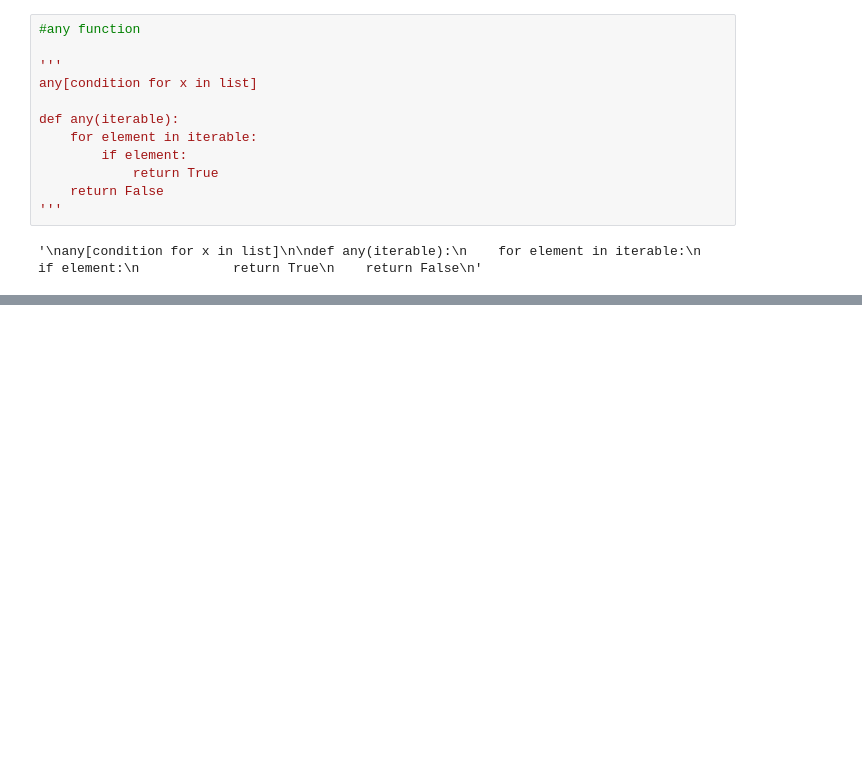
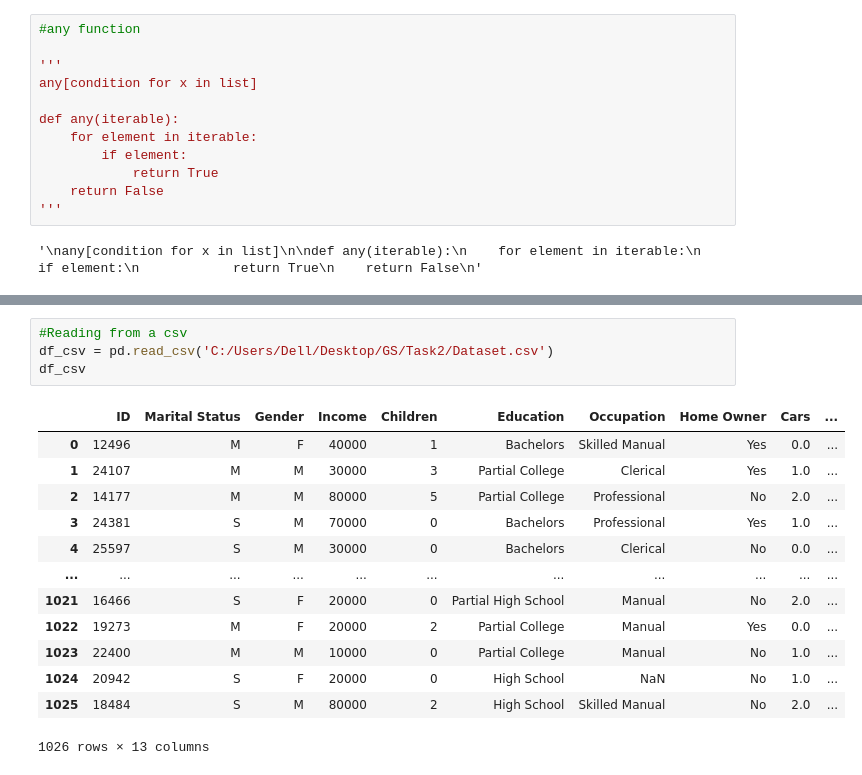
Before and after one commit to Mariamx811/Task2, a Jupyter notebook: Task2.ipynb, the cells around one changed output, grey strips where cells are left out. Saved outputs shown, nothing was run; the diff lists cells and outputs as text; blank space fills up the shorter version.

```diff
--- a/Task2.ipynb
+++ b/Task2.ipynb
@@ -154,0 +170,18 @@ def any(iterable):
+# %%
+#Reading from a csv
+df_csv = pd.read_csv('C:/Users/Dell/Desktop/GS/Task2/Dataset.csv')
+df_csv
+# %% [output]
+|  | ID | Marital Status | Gender | Income | Children | Education | Occupation | Home Owner | Cars | ... |
+| 0 | 12496 | M | F | 40000 | 1 | Bachelors | Skilled Manual | Yes | 0.0 | ... |
+| 1 | 24107 | M | M | 30000 | 3 | Partial College | Clerical | Yes | 1.0 | ... |
+| 2 | 14177 | M | M | 80000 | 5 | Partial College | Professional | No | 2.0 | ... |
+| 3 | 24381 | S | M | 70000 | 0 | Bachelors | Professional | Yes | 1.0 | ... |
+| 4 | 25597 | S | M | 30000 | 0 | Bachelors | Clerical | No | 0.0 | ... |
+| ... | ... | ... | ... | ... | ... | ... | ... | ... | ... | ... |
+| 1021 | 16466 | S | F | 20000 | 0 | Partial High School | Manual | No | 2.0 | ... |
+| 1022 | 19273 | M | F | 20000 | 2 | Partial College | Manual | Yes | 0.0 | ... |
+| 1023 | 22400 | M | M | 10000 | 0 | Partial College | Manual | No | 1.0 | ... |
+| 1024 | 20942 | S | F | 20000 | 0 | High School | NaN | No | 1.0 | ... |
+| 1025 | 18484 | S | M | 80000 | 2 | High School | Skilled Manual | No | 2.0 | ... |
+1026 rows × 13 columns
```
Also changed, not shown: parts of 29 cells of this notebook, 2 other files.
